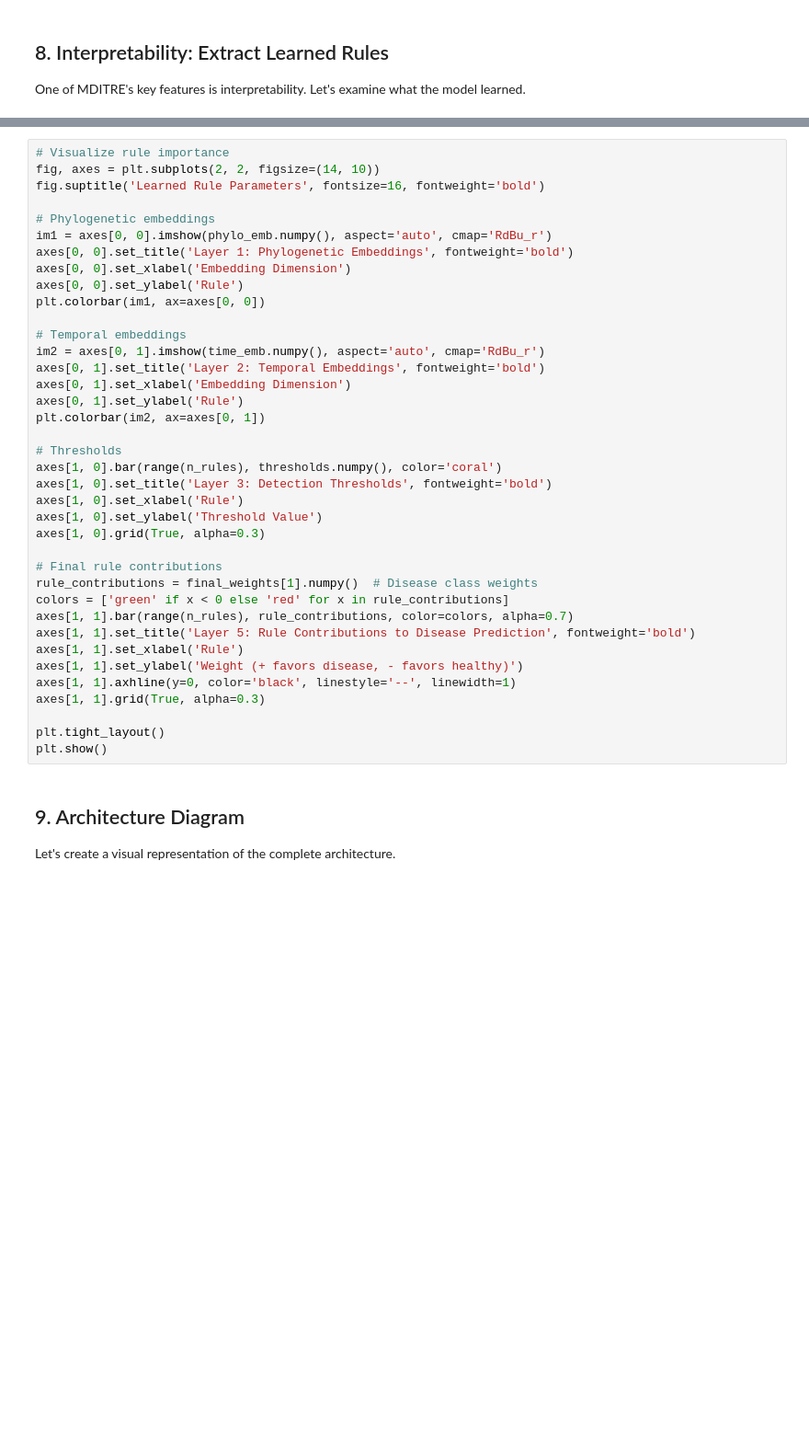
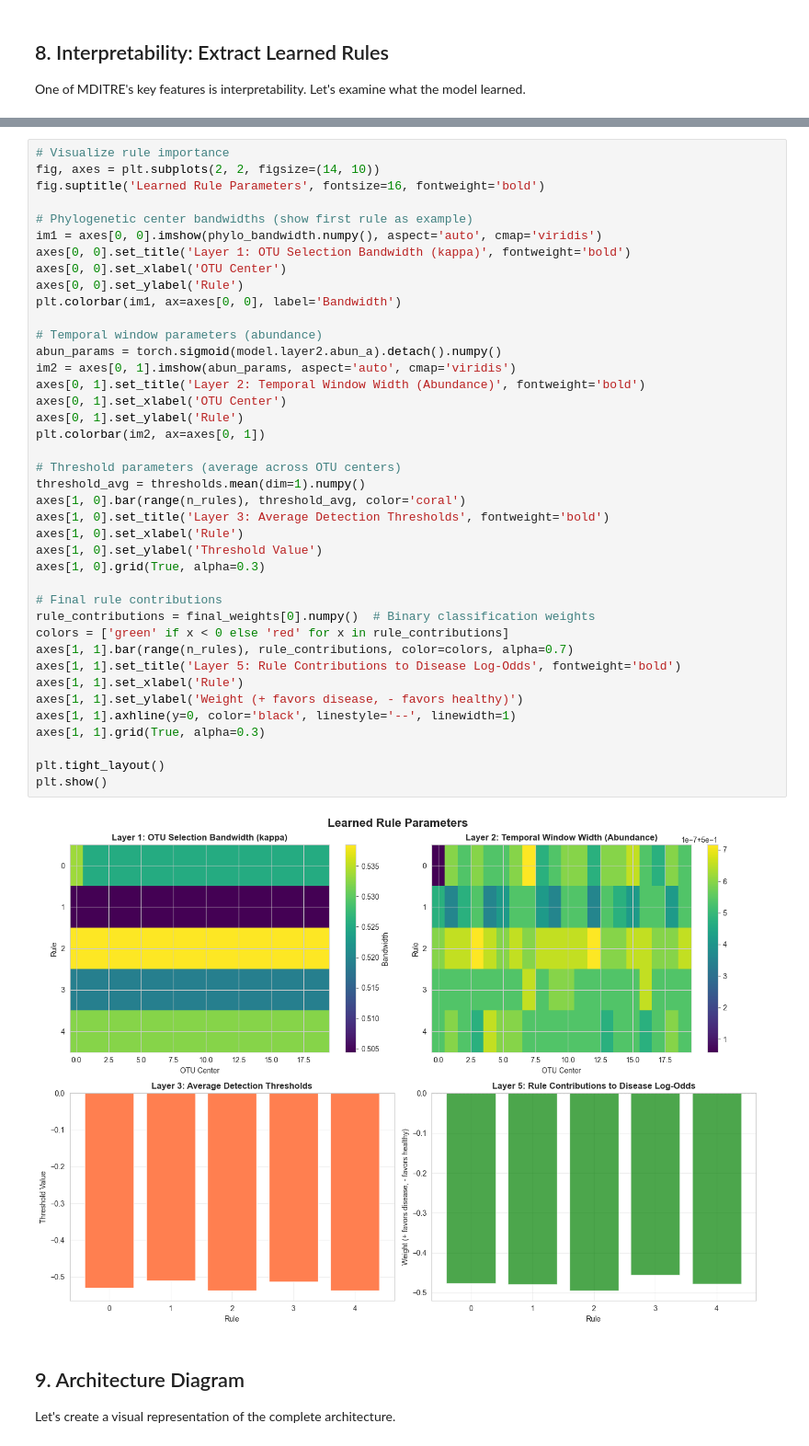
Before and after one commit to melhzy/mditre, a Jupyter notebook: neural_network/five_layer_architecture_demo.ipynb, the cells around one changed output, grey strips where cells are left out. Shown at 92% size. Drawn from its saved outputs; the diff is of its cells as text; blank space fills up the shorter version.

```diff
--- a/neural_network/five_layer_architecture_demo.ipynb
+++ b/neural_network/five_layer_architecture_demo.ipynb
@@ -449,41 +1377,45 @@ print(f"   Shows how each rule contributes to final prediction")
 # %%
 # Visualize rule importance
 fig, axes = plt.subplots(2, 2, figsize=(14, 10))
 fig.suptitle('Learned Rule Parameters', fontsize=16, fontweight='bold')
 
-# Phylogenetic embeddings
-im1 = axes[0, 0].imshow(phylo_emb.numpy(), aspect='auto', cmap='RdBu_r')
-axes[0, 0].set_title('Layer 1: Phylogenetic Embeddings', fontweight='bold')
-axes[0, 0].set_xlabel('Embedding Dimension')
+# Phylogenetic center bandwidths (show first rule as example)
+im1 = axes[0, 0].imshow(phylo_bandwidth.numpy(), aspect='auto', cmap='viridis')
+axes[0, 0].set_title('Layer 1: OTU Selection Bandwidth (kappa)', fontweight='bold')
+axes[0, 0].set_xlabel('OTU Center')
 axes[0, 0].set_ylabel('Rule')
-plt.colorbar(im1, ax=axes[0, 0])
+plt.colorbar(im1, ax=axes[0, 0], label='Bandwidth')
 
-# Temporal embeddings
-im2 = axes[0, 1].imshow(time_emb.numpy(), aspect='auto', cmap='RdBu_r')
-axes[0, 1].set_title('Layer 2: Temporal Embeddings', fontweight='bold')
-axes[0, 1].set_xlabel('Embedding Dimension')
+# Temporal window parameters (abundance)
+abun_params = torch.sigmoid(model.layer2.abun_a).detach().numpy()
+im2 = axes[0, 1].imshow(abun_params, aspect='auto', cmap='viridis')
+axes[0, 1].set_title('Layer 2: Temporal Window Width (Abundance)', fontweight='bold')
+axes[0, 1].set_xlabel('OTU Center')
 axes[0, 1].set_ylabel('Rule')
 plt.colorbar(im2, ax=axes[0, 1])
 
-# Thresholds
-axes[1, 0].bar(range(n_rules), thresholds.numpy(), color='coral')
-axes[1, 0].set_title('Layer 3: Detection Thresholds', fontweight='bold')
+# Threshold parameters (average across OTU centers)
+threshold_avg = thresholds.mean(dim=1).numpy()
+axes[1, 0].bar(range(n_rules), threshold_avg, color='coral')
+axes[1, 0].set_title('Layer 3: Average Detection Thresholds', fontweight='bold')
 axes[1, 0].set_xlabel('Rule')
 axes[1, 0].set_ylabel('Threshold Value')
 axes[1, 0].grid(True, alpha=0.3)
 
 # Final rule contributions
-rule_contributions = final_weights[1].numpy()  # Disease class weights
+rule_contributions = final_weights[0].numpy()  # Binary classification weights
 colors = ['green' if x < 0 else 'red' for x in rule_contributions]
 axes[1, 1].bar(range(n_rules), rule_contributions, color=colors, alpha=0.7)
-axes[1, 1].set_title('Layer 5: Rule Contributions to Disease Prediction', fontweight='bold')
+axes[1, 1].set_title('Layer 5: Rule Contributions to Disease Log-Odds', fontweight='bold')
 axes[1, 1].set_xlabel('Rule')
 axes[1, 1].set_ylabel('Weight (+ favors disease, - favors healthy)')
 axes[1, 1].axhline(y=0, color='black', linestyle='--', linewidth=1)
 axes[1, 1].grid(True, alpha=0.3)
 
 plt.tight_layout()
 plt.show()
+# %% [output]
+[figure, added]
 # %% [markdown]
 ## 9. Architecture Diagram
 
```
Also changed, not shown: parts of 23 cells of this notebook, 4 other files.
